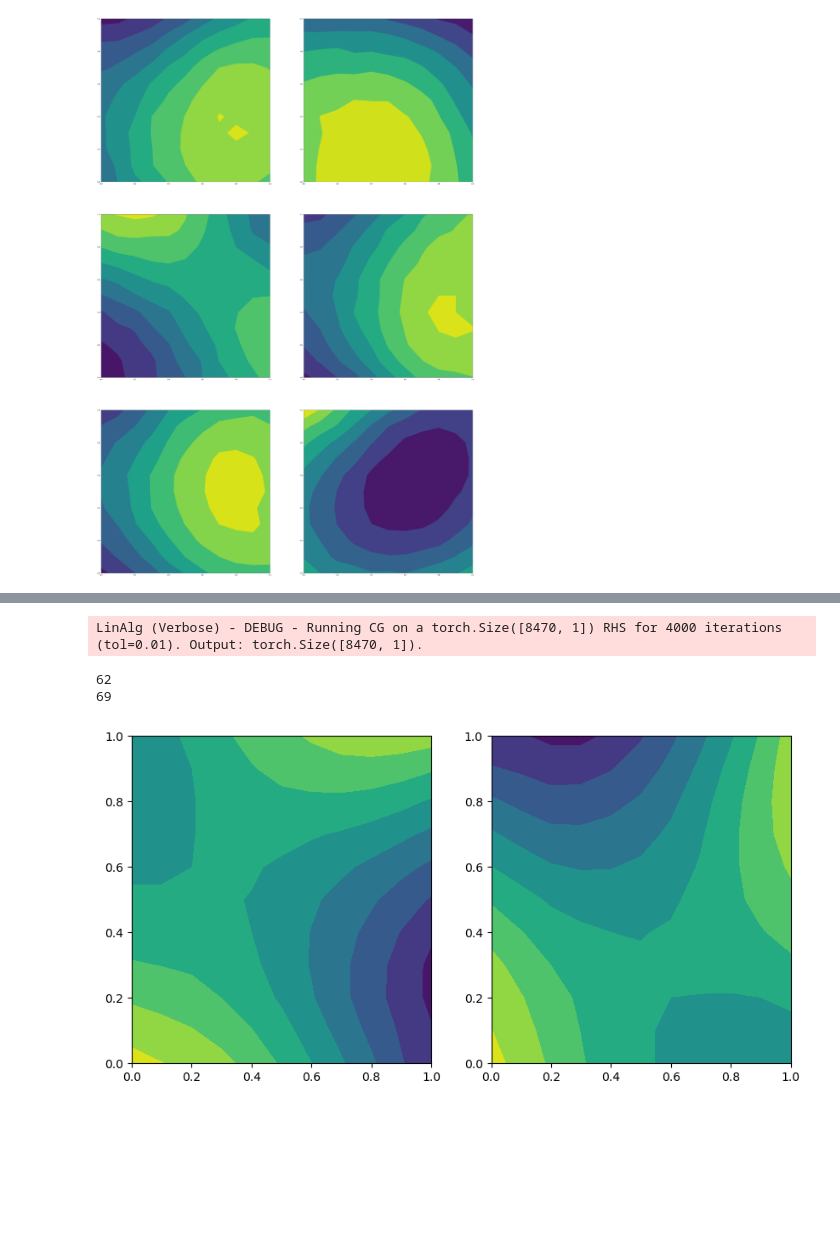
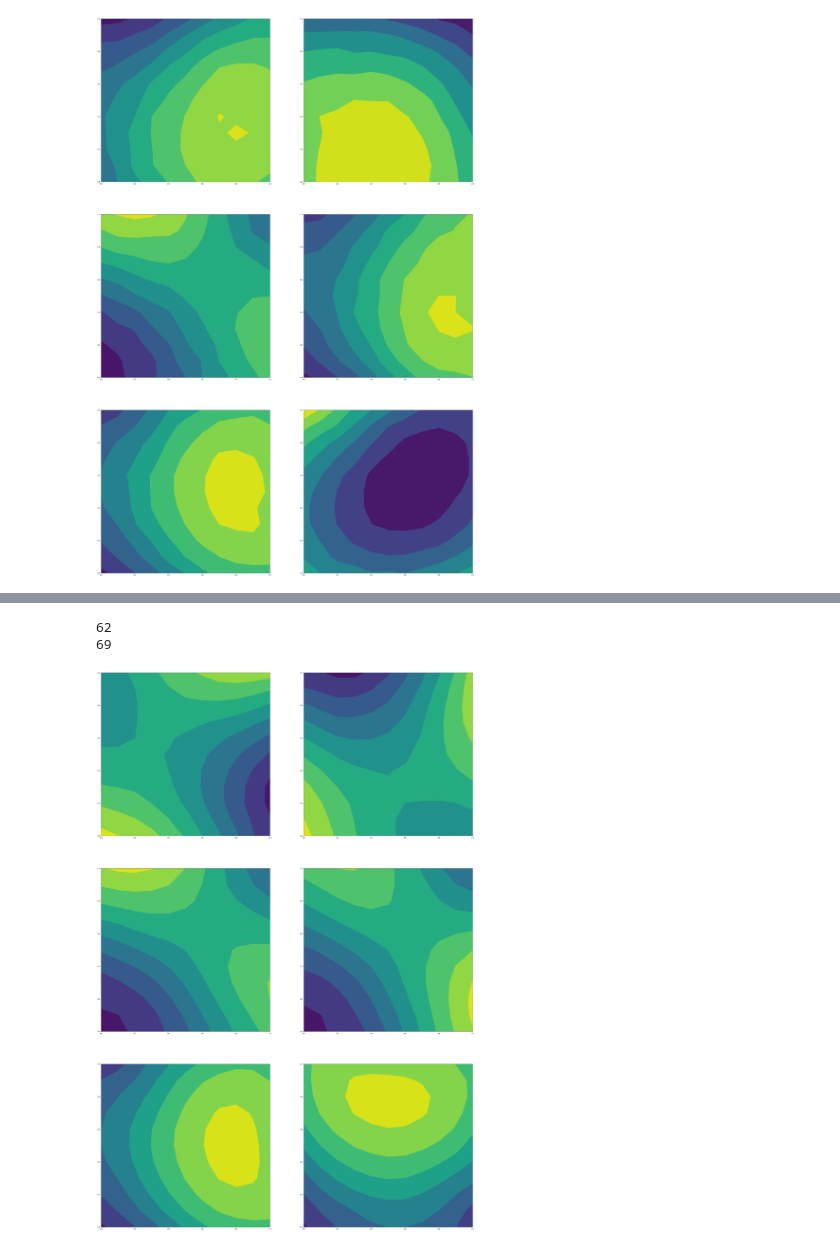
Before and after one commit to ltronneb/pimogp, a Jupyter notebook: notebooks/PIICM_implementation.ipynb, the cells around one changed output, grey strips where cells are left out. Drawn from its saved outputs; the diff is of its cells as text; code cells hidden in the pictures; blank space fills up the shorter version.

```diff
--- a/notebooks/PIICM_implementation.ipynb
+++ b/notebooks/PIICM_implementation.ipynb
@@ -356,13 +267,11 @@ likelihood.eval()
 # Test points are regularly spaced along [0,1]
 # Make predictions by feeding model through likelihood
 with torch.no_grad(), gpytorch.settings.max_cg_iterations(4000):
-    with gpytorch.settings.skip_posterior_variances(True), gpytorch.settings.verbose_linalg(True):
+    with gpytorch.settings.skip_posterior_variances(True), gpytorch.settings.verbose_linalg(False):
         with gpytorch.settings.max_preconditioner_size(0):
             predictions = likelihood(model(X))
             mean = predictions.mean
             #lower, upper = predictions.confidence_region()
-# %% [output]
-LinAlg (Verbose) - DEBUG - Running CG on a torch.Size([8470, 1]) RHS for 4000 iterations (tol=0.01). Output: torch.Size([8470, 1]).
 # %%
 if symmetric:
     n, p = mean.shape
@@ -373,27 +282,27 @@ if symmetric:
 # %%
 # Plot
 [Xt,Yt] = np.meshgrid(X[:,0].unique().numpy(),X[:,1].unique().numpy())
 %matplotlib inline
-#f, ((y1_ax, y2_ax), (y3_ax, y4_ax), (y5_ax, y6_ax)) = plt.subplots(3, 2, figsize=(40, 60))
-f, (y1_ax, y2_ax) = plt.subplots(1, 2, figsize=(10, 5))
+f, ((y1_ax, y2_ax), (y3_ax, y4_ax), (y5_ax, y6_ax)) = plt.subplots(3, 2, figsize=(40, 60))
+#f, (y1_ax, y2_ax) = plt.subplots(1, 2, figsize=(10, 5))
 cell = 4
 drug = 6
 task = (cell*2*N_D) + drug
 print(task)
 task_reflected = task + N_D
 print(task_reflected)
 y1_ax.contourf(Xt,Yt,mean[:,task].reshape(Xt.shape).detach().numpy(),cmap='viridis')
 y2_ax.contourf(Xt,Yt,mean[:,task_reflected].reshape(Xt.shape).detach().numpy(),cmap='viridis')
-#task = 1
-#task_reflected = task + N_D
-#y3_ax.contourf(Xt,Yt,mean[:,task].reshape(Xt.shape).detach().numpy(),cmap='viridis')
-#y4_ax.contourf(Xt,Yt,mean[:,task_reflected].reshape(Xt.shape).detach().numpy(),cmap='viridis')
-#task = 2
-#task_reflected = task + N_D
-#y5_ax.contourf(Xt,Yt,mean[:,task].reshape(Xt.shape).detach().numpy(),cmap='viridis')
-#y6_ax.contourf(Xt,Yt,mean[:,task_reflected].reshape(Xt.shape).detach().numpy(),cmap='viridis')
+task = 1
+task_reflected = task + N_D
+y3_ax.contourf(Xt,Yt,mean[:,task].reshape(Xt.shape).detach().numpy(),cmap='viridis')
+y4_ax.contourf(Xt,Yt,mean[:,task_reflected].reshape(Xt.shape).detach().numpy(),cmap='viridis')
+task = 2
+task_reflected = task + N_D
+y5_ax.contourf(Xt,Yt,mean[:,task].reshape(Xt.shape).detach().numpy(),cmap='viridis')
+y6_ax.contourf(Xt,Yt,mean[:,task_reflected].reshape(Xt.shape).detach().numpy(),cmap='viridis')
 None
 # %% [output]
 62
 69
-[figure, old version]
+[figure, new version]
```
Also changed, not shown: parts of 4 cells of this notebook, 1 other file.
